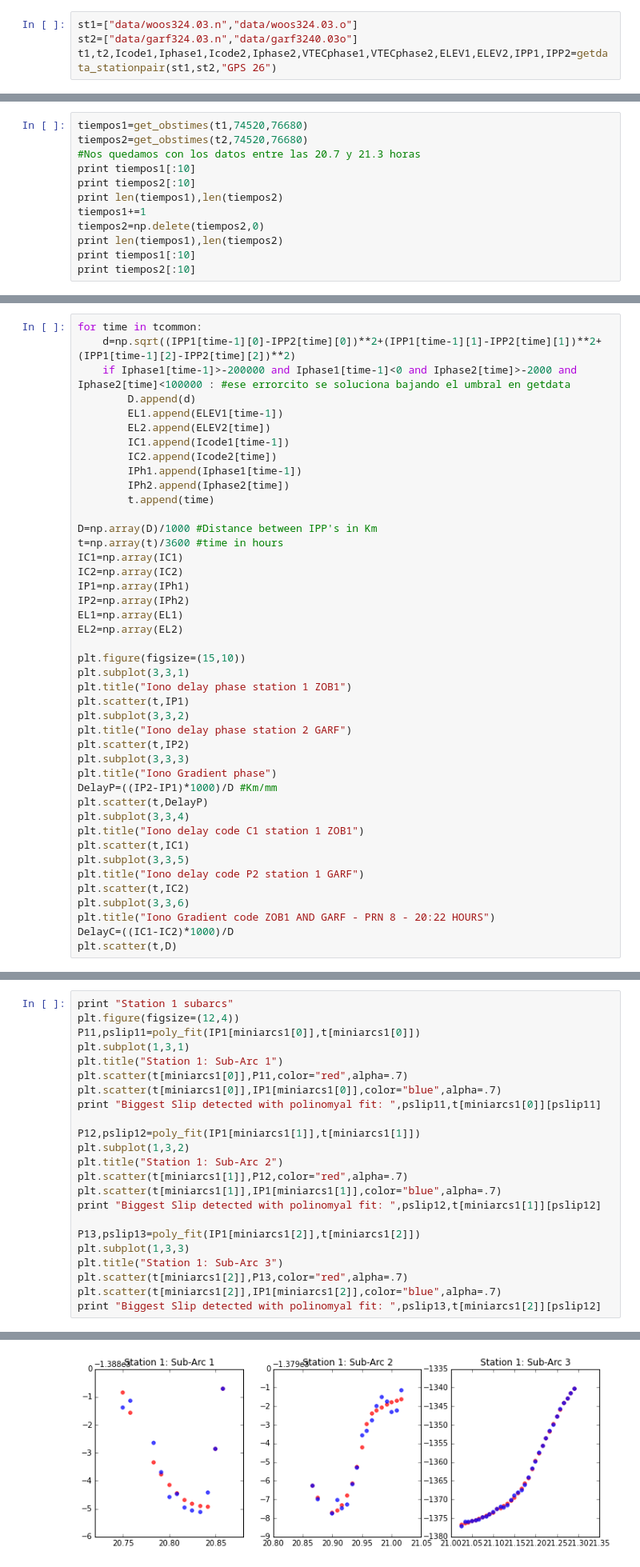
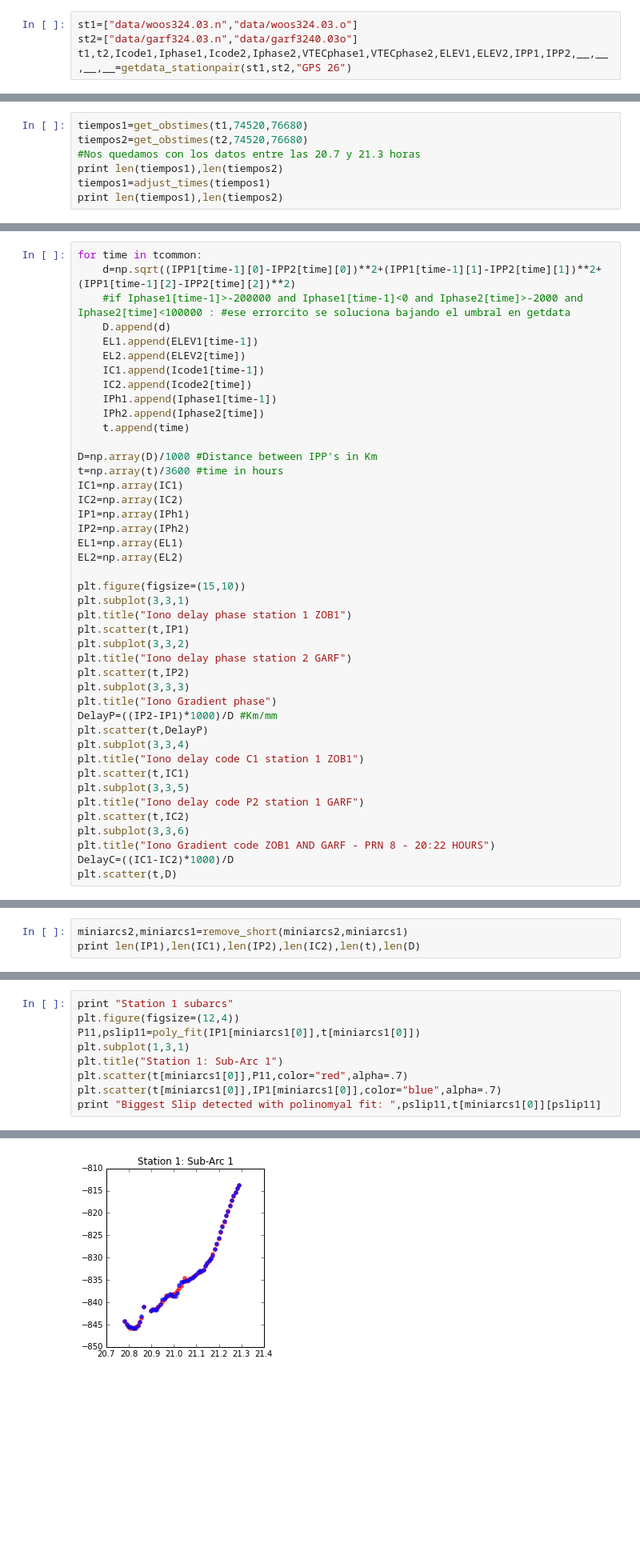
Before and after one commit to loveforeverLi/Trabajo_GNSS, a Jupyter notebook: Ejercicios 2. Iono Gradients-WOOS-GARF.ipynb, the cells around one changed output, grey strips where cells are left out. Shown at 80% size. Cells and saved outputs as stored; diff of their text form; blank space fills up the shorter version.

```diff
--- a/Ejercicios 2. Iono Gradients-WOOS-GARF.ipynb
+++ b/Ejercicios 2. Iono Gradients-WOOS-GARF.ipynb
@@ -9,7 +9,7 @@ import matplotlib.pyplot as plt
 # %%
 st1=["data/woos324.03.n","data/woos324.03.o"]
 st2=["data/garf324.03.n","data/garf3240.03o"]
-t1,t2,Icode1,Iphase1,Icode2,Iphase2,VTECphase1,VTECphase2,ELEV1,ELEV2,IPP1,IPP2=getdata_stationpair(st1,st2,"GPS 26")
+t1,t2,Icode1,Iphase1,Icode2,Iphase2,VTECphase1,VTECphase2,ELEV1,ELEV2,IPP1,IPP2,__,__,__,__=getdata_stationpair(st1,st2,"GPS 26")
 # %%
 print len(IPP1),len(t1),len(Icode1),len(Iphase1),len(VTECphase1),len(ELEV1)
 print len(IPP2),len(t2),len(Icode2),len(Iphase2),len(VTECphase2),len(ELEV2)
@@ -26,12 +26,7 @@ print min(t2),max(t2)
 tiempos1=get_obstimes(t1,74520,76680)
 tiempos2=get_obstimes(t2,74520,76680)
 #Nos quedamos con los datos entre las 20.7 y 21.3 horas
-print tiempos1[:10]
-print tiempos2[:10]
 print len(tiempos1),len(tiempos2)
-tiempos1+=1
-tiempos2=np.delete(tiempos2,0)
+tiempos1=adjust_times(tiempos1)
 print len(tiempos1),len(tiempos2)
-print tiempos1[:10]
-print tiempos2[:10]
 # %% [output]
@@ -65,15 +52,15 @@ print  IPP1[tcommon[0]-1][0] #desfase de 1 segundo
 # %%
 for time in tcommon:
     d=np.sqrt((IPP1[time-1][0]-IPP2[time][0])**2+(IPP1[time-1][1]-IPP2[time][1])**2+(IPP1[time-1][2]-IPP2[time][2])**2)
-    if Iphase1[time-1]>-200000 and Iphase1[time-1]<0 and Iphase2[time]>-2000 and Iphase2[time]<100000 : #ese errorcito se soluciona bajando el umbral en getdata
-        D.append(d)
-        EL1.append(ELEV1[time-1])
-        EL2.append(ELEV2[time])
-        IC1.append(Icode1[time-1])
-        IC2.append(Icode2[time])
-        IPh1.append(Iphase1[time-1])
-        IPh2.append(Iphase2[time])
-        t.append(time)
+    #if Iphase1[time-1]>-200000 and Iphase1[time-1]<0 and Iphase2[time]>-2000 and Iphase2[time]<100000 : #ese errorcito se soluciona bajando el umbral en getdata
+    D.append(d)
+    EL1.append(ELEV1[time-1])
+    EL2.append(ELEV2[time])
+    IC1.append(Icode1[time-1])
+    IC2.append(Icode2[time])
+    IPh1.append(Iphase1[time-1])
+    IPh2.append(Iphase2[time])
+    t.append(time)
 
 D=np.array(D)/1000 #Distance between IPP's in Km
 t=np.array(t)/3600 #time in hours
@@ -175,0 +175,3 @@ Deleted elements on the other station:  {}
+# %%
+miniarcs2,miniarcs1=remove_short(miniarcs2,miniarcs1)
+print len(IP1),len(IC1),len(IP2),len(IC2),len(t),len(D)
@@ -196,19 +221,5 @@ plt.title("Station 1: Sub-Arc 1")
 plt.scatter(t[miniarcs1[0]],P11,color="red",alpha=.7)
 plt.scatter(t[miniarcs1[0]],IP1[miniarcs1[0]],color="blue",alpha=.7)
 print "Biggest Slip detected with polinomyal fit: ",pslip11,t[miniarcs1[0]][pslip11]
-
-P12,pslip12=poly_fit(IP1[miniarcs1[1]],t[miniarcs1[1]])
-plt.subplot(1,3,2)
-plt.title("Station 1: Sub-Arc 2")
-plt.scatter(t[miniarcs1[1]],P12,color="red",alpha=.7)
-plt.scatter(t[miniarcs1[1]],IP1[miniarcs1[1]],color="blue",alpha=.7)
-print "Biggest Slip detected with polinomyal fit: ",pslip12,t[miniarcs1[1]][pslip12]
-
-P13,pslip13=poly_fit(IP1[miniarcs1[2]],t[miniarcs1[2]])
-plt.subplot(1,3,3)
-plt.title("Station 1: Sub-Arc 3")
-plt.scatter(t[miniarcs1[2]],P13,color="red",alpha=.7)
-plt.scatter(t[miniarcs1[2]],IP1[miniarcs1[2]],color="blue",alpha=.7)
-print "Biggest Slip detected with polinomyal fit: ",pslip13,t[miniarcs1[2]][pslip12]
 # %% [output]
 Station 1 subarcs
@@ -218,4 +227,4 @@ Biggest Slip detected with polinomyal fit:  1 21.1583333333
-[figure, old version]
+[figure, new version]
 # %%
 print "Station 2 subarcs"
 plt.figure(figsize=(10,5))
```
Also changed, not shown: parts of 40 cells of this notebook.
